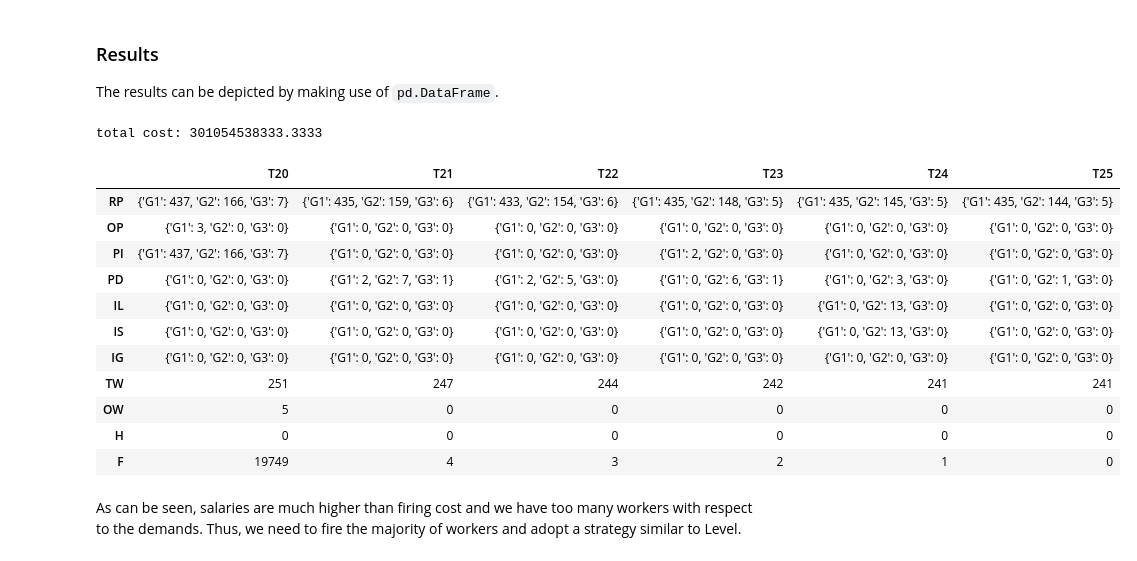
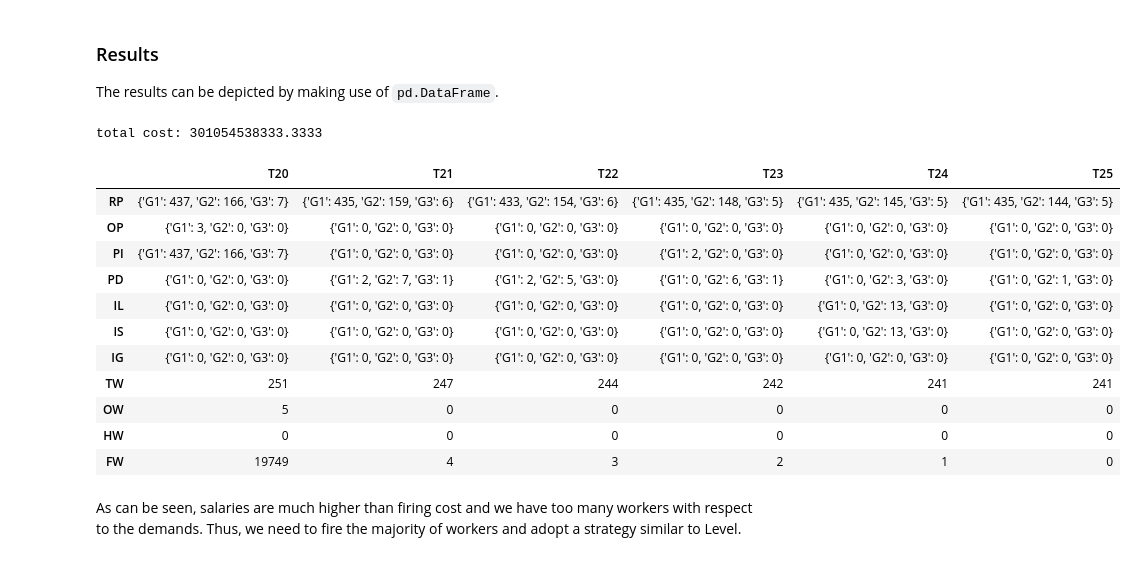
Before and after one commit to Hawmex/aut_pp_project, a Jupyter notebook: phase_2/notebook.ipynb, the cells around one changed output. Drawn from its saved outputs; the diff is of its cells as text; code cells hidden in the pictures.

```diff
--- a/phase_2/notebook.ipynb
+++ b/phase_2/notebook.ipynb
@@ -86,8 +86,8 @@ IS = VarSet("IS", (T, G), lowBound=0, cat=LpInteger)  # inventory surplus (units
 IG = VarSet("IG", (T, G), lowBound=0, cat=LpInteger)  # inventory shortage (units)
 TW = VarSet("TW", T, lowBound=0, cat=LpInteger)  # total workers (worker)
 OW = VarSet("OW", T, lowBound=0, cat=LpInteger)  # overtime workers (worker)
-H = VarSet("H", T, lowBound=0, cat=LpInteger)  # hires (worker)
-F = VarSet("F", T, lowBound=0, cat=LpInteger)  # fires (worker)
+HW = VarSet("HW", T, lowBound=0, cat=LpInteger)  # hired workers (worker)
+FW = VarSet("FW", T, lowBound=0, cat=LpInteger)  # fired workers (worker)
 # %% [markdown]
 ### ILP Model
 
@@ -141,7 +141,7 @@ def get_model(
             for g in G
             for t in T
         ]
-    ) + lpSum([rs * TW[t] + os * OW[t] + hc * H[t] + fc * F[t] for t in T])
+    ) + lpSum([rs * TW[t] + os * OW[t] + hc * HW[t] + fc * FW[t] for t in T])
 
     for t in T:
         model += lpSum([RP[t][g] for g in G]) <= rpr * TW[t]
@@ -149,9 +149,9 @@ def get_model(
         model += lpSum([OP[t][g] for g in G]) <= opr * OW[t]
 
         if t > 20:
-            model += TW[t] == TW[t - 1] + H[t] - F[t]
+            model += TW[t] == TW[t - 1] + HW[t] - FW[t]
         else:
-            model += TW[t] == 20_000 + H[t] - F[t]
+            model += TW[t] == 20_000 + HW[t] - FW[t]
 
         for g in G:
             model += IL[t][g] == IS[t][g] - IG[t][g]
@@ -184,35 +184,35 @@ The results can be depicted by making use of `pd.DataFrame`.
 # %%
 print("total cost:", model.objective.value())
 
 pd.DataFrame(
     {
         "RP": {f"T{t}": {f"G{g}": int(RP[t][g].value()) for g in G} for t in T},
         "OP": {f"T{t}": {f"G{g}": int(OP[t][g].value()) for g in G} for t in T},
         "PI": {f"T{t}": {f"G{g}": int(PI[t][g].value()) for g in G} for t in T},
         "PD": {f"T{t}": {f"G{g}": int(PD[t][g].value()) for g in G} for t in T},
         "IL": {f"T{t}": {f"G{g}": int(IL[t][g].value()) for g in G} for t in T},
         "IS": {f"T{t}": {f"G{g}": int(IS[t][g].value()) for g in G} for t in T},
         "IG": {f"T{t}": {f"G{g}": int(IG[t][g].value()) for g in G} for t in T},
         "TW": {f"T{t}": int(TW[t].value()) for t in T},
         "OW": {f"T{t}": int(OW[t].value()) for t in T},
-        "H": {f"T{t}": int(H[t].value()) for t in T},
-        "F": {f"T{t}": int(F[t].value()) for t in T},
+        "HW": {f"T{t}": int(HW[t].value()) for t in T},
+        "FW": {f"T{t}": int(FW[t].value()) for t in T},
     }
 ).transpose()
 # %% [output]
 total cost: 301054538333.3333
 |  | T20 | T21 | T22 | T23 | T24 | T25 |
 | RP | {'G1': 437, 'G2': 166, 'G3': 7} | {'G1': 435, 'G2': 159, 'G3': 6} | {'G1': 433, 'G2': 154, 'G3': 6} | {'G1': 435, 'G2': 148, 'G3': 5} | {'G1': 435, 'G2': 145, 'G3': 5} | {'G1': 435, 'G2': 144, 'G3': 5} |
 | OP | {'G1': 3, 'G2': 0, 'G3': 0} | {'G1': 0, 'G2': 0, 'G3': 0} | {'G1': 0, 'G2': 0, 'G3': 0} | {'G1': 0, 'G2': 0, 'G3': 0} | {'G1': 0, 'G2': 0, 'G3': 0} | {'G1': 0, 'G2': 0, 'G3': 0} |
 | PI | {'G1': 437, 'G2': 166, 'G3': 7} | {'G1': 0, 'G2': 0, 'G3': 0} | {'G1': 0, 'G2': 0, 'G3': 0} | {'G1': 2, 'G2': 0, 'G3': 0} | {'G1': 0, 'G2': 0, 'G3': 0} | {'G1': 0, 'G2': 0, 'G3': 0} |
 | PD | {'G1': 0, 'G2': 0, 'G3': 0} | {'G1': 2, 'G2': 7, 'G3': 1} | {'G1': 2, 'G2': 5, 'G3': 0} | {'G1': 0, 'G2': 6, 'G3': 1} | {'G1': 0, 'G2': 3, 'G3': 0} | {'G1': 0, 'G2': 1, 'G3': 0} |
 | IL | {'G1': 0, 'G2': 0, 'G3': 0} | {'G1': 0, 'G2': 0, 'G3': 0} | {'G1': 0, 'G2': 0, 'G3': 0} | {'G1': 0, 'G2': 0, 'G3': 0} | {'G1': 0, 'G2': 13, 'G3': 0} | {'G1': 0, 'G2': 0, 'G3': 0} |
 | IS | {'G1': 0, 'G2': 0, 'G3': 0} | {'G1': 0, 'G2': 0, 'G3': 0} | {'G1': 0, 'G2': 0, 'G3': 0} | {'G1': 0, 'G2': 0, 'G3': 0} | {'G1': 0, 'G2': 13, 'G3': 0} | {'G1': 0, 'G2': 0, 'G3': 0} |
 | IG | {'G1': 0, 'G2': 0, 'G3': 0} | {'G1': 0, 'G2': 0, 'G3': 0} | {'G1': 0, 'G2': 0, 'G3': 0} | {'G1': 0, 'G2': 0, 'G3': 0} | {'G1': 0, 'G2': 0, 'G3': 0} | {'G1': 0, 'G2': 0, 'G3': 0} |
 | TW | 251 | 247 | 244 | 242 | 241 | 241 |
 | OW | 5 | 0 | 0 | 0 | 0 | 0 |
-| H | 0 | 0 | 0 | 0 | 0 | 0 |
-| F | 19749 | 4 | 3 | 2 | 1 | 0 |
+| HW | 0 | 0 | 0 | 0 | 0 | 0 |
+| FW | 19749 | 4 | 3 | 2 | 1 | 0 |
 # %% [markdown]
 As can be seen, salaries are much higher than firing cost and we have too many
 workers with respect to the demands. Thus, we need to fire the majority of
```
Also changed, not shown: 1 other file.
